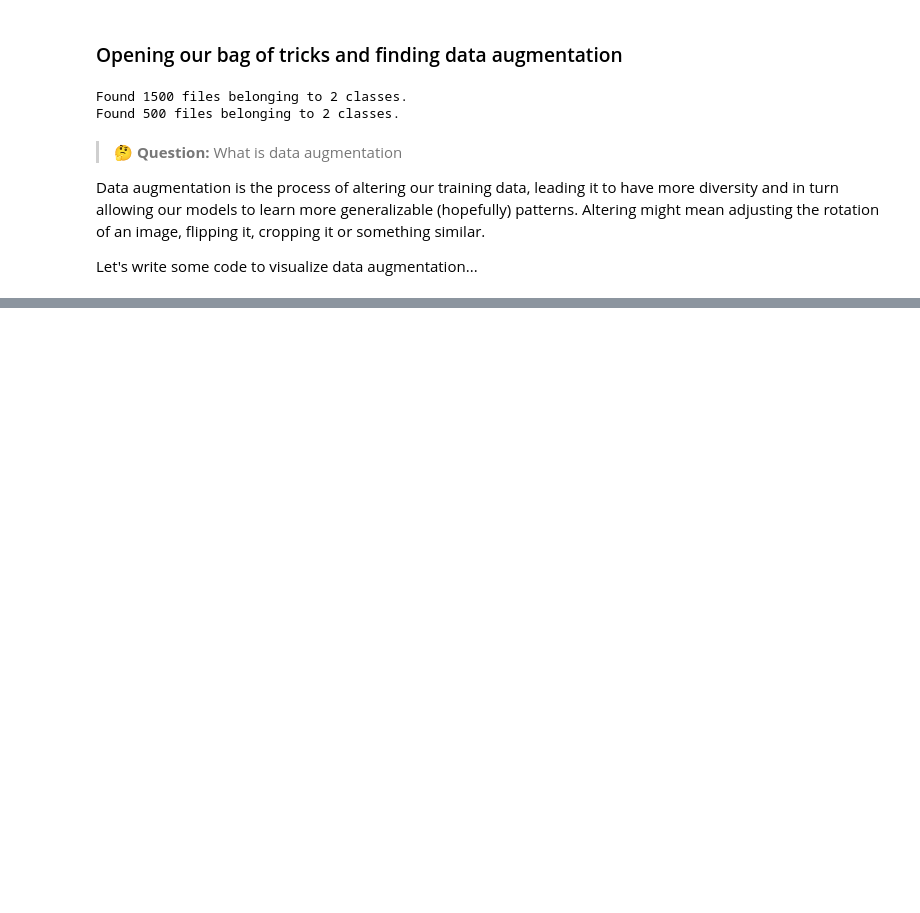
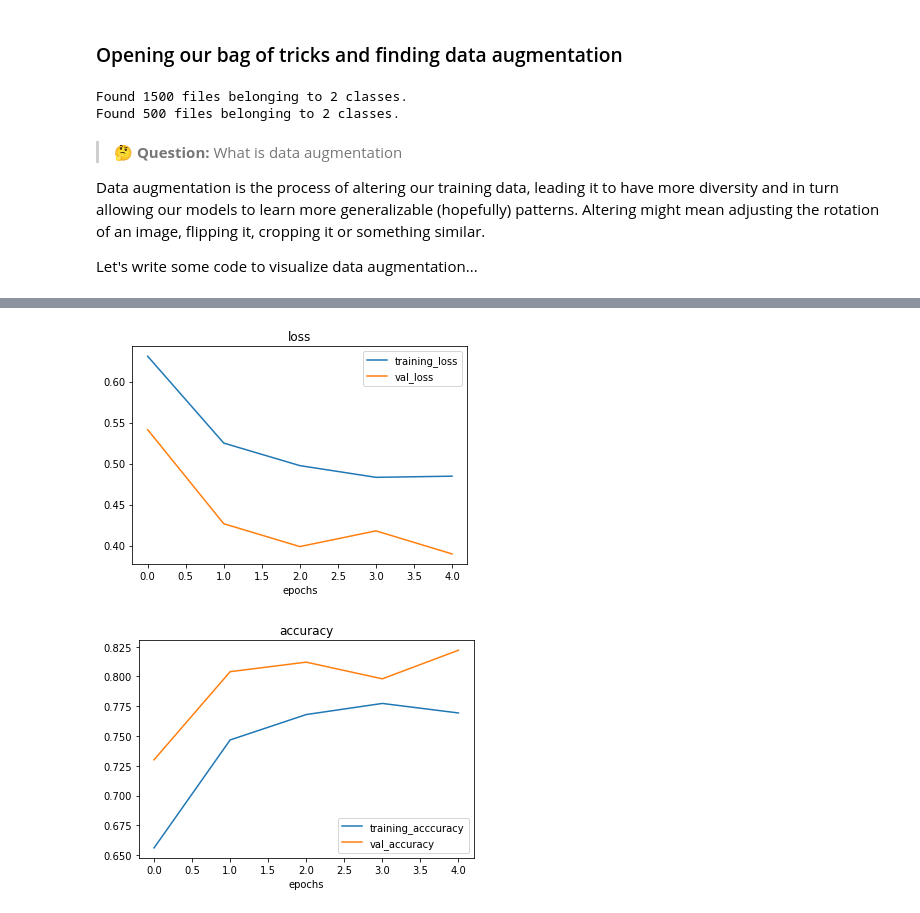
Before and after one commit to johanesPao/tensorflow_developer_certificate, a Jupyter notebook: 03_introduction_to_computer_vision_with_tensorflow.ipynb, the cells around one changed output, grey strips where cells are left out. Cells and saved outputs as stored; diff of their text form; code cells hidden in the pictures; blank space fills up the shorter version.

```diff
--- a/03_introduction_to_computer_vision_with_tensorflow.ipynb
+++ b/03_introduction_to_computer_vision_with_tensorflow.ipynb
@@ -806,0 +854,24 @@ Epoch 5/5
+# %%
+# Create the model (same as model_5 and model_6)
+model_7 = Sequential([
+    Conv2D(10, 3, activation='relu'),
+    MaxPool2D(),
+    Conv2D(10, 3, activation='relu'),
+    MaxPool2D(),
+    Conv2D(10, 3, activation='relu'),
+    MaxPool2D(),
+    Flatten(),
+    Dense(1, activation='sigmoid')
+])
+
+# Compile the model
+model_7.compile(loss='binary_crossentropy',
+                optimizer=Adam(),
+                metrics=['accuracy'])
+
+# Fit the model
+history_7 = model_7.fit(train_data_augmented,
+                      epochs=5,
+                      steps_per_epoch=len(train_data_augmented),
+                      validation_data=test_data_scaled,
+                      validation_steps=len(test_data_scaled))
@@ -806,0 +889,6 @@ Epoch 5/5
+# %%
+# Plot the loss curves
+plot_loss_curves(history_7)
+# %% [output]
+[figure, added]
+[figure, added]
```
Also changed, not shown: parts of 33 cells of this notebook.
